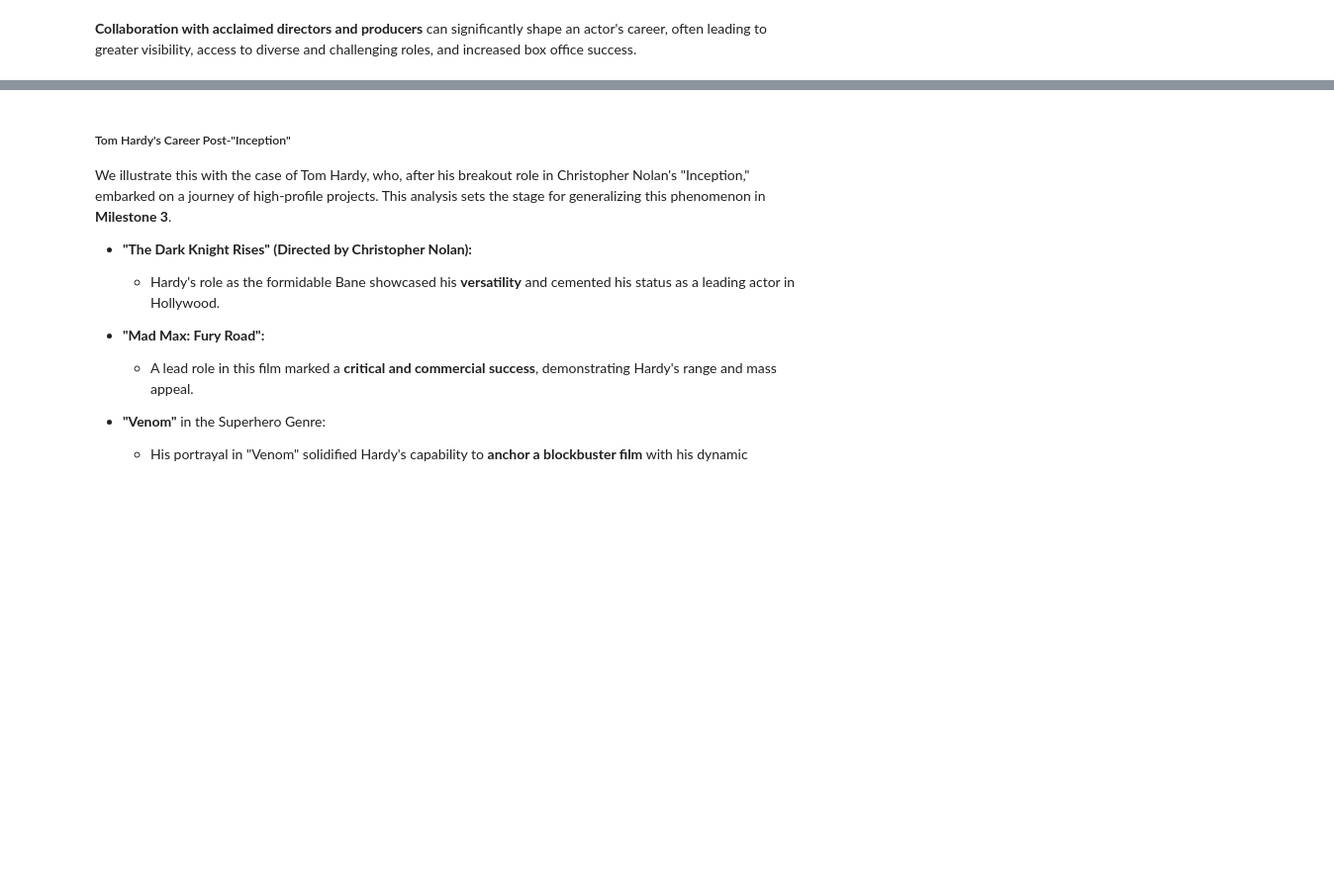
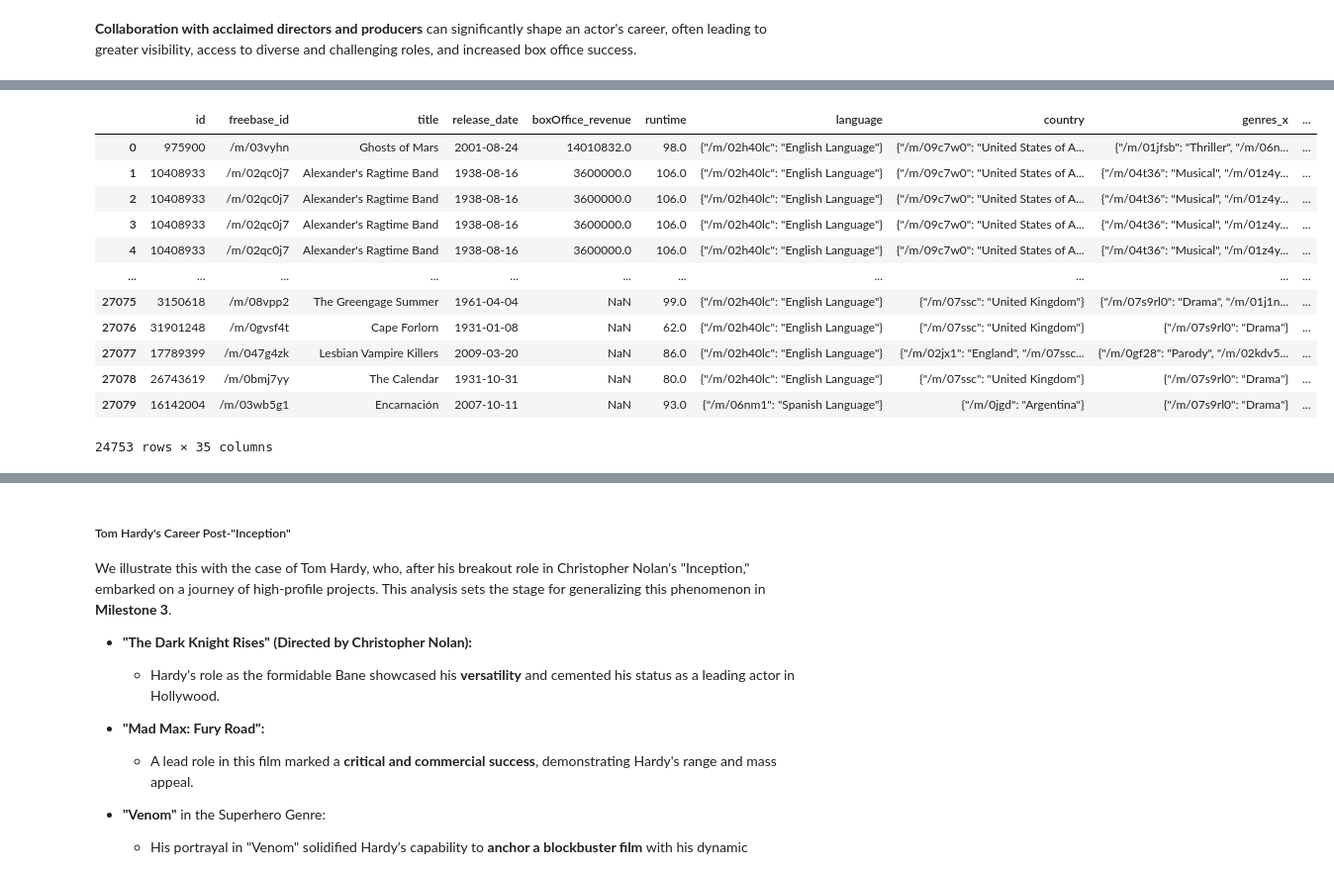
Before and after one commit to epfl-ada/ada-2023-project-cedars10452, a Jupyter notebook: Untitled.ipynb, the cells around one changed output, grey strips where cells are left out. Shown at 99% size. Drawn from its saved outputs; the diff is of its cells as text; code cells hidden in the pictures; blank space fills up the shorter version.

```diff
--- a/Untitled.ipynb
+++ b/Untitled.ipynb
@@ -1437,8 +1389,22 @@ movies_awards_df[movies_awards_df['title'] == 'Red Eye']
 # %%
-movies_awards_df['releaseDiff3'] = (movies_awards_df['year_film'] - movies_awards_df['year_x']).abs()
+movies_awards_df['releaseDiff3'] = (movies_awards_df['year_film'] - movies_awards_df['year']).abs()
 movies_awards_df = movies_awards_df[(movies_awards_df['releaseDiff3'] <= 1) | (movies_awards_df['releaseDiff3'].isna())]
-movies_awards_df= movies_awards_df.drop(columns= ['releaseDiff3','releaseDiff2','releaseDiff','isAdult'],axis=1)
+movies_awards_df= movies_awards_df.drop(columns= ['releaseDiff3','isAdult'],axis=1)
 movies_awards_df
+# %% [output]
+|  | id | freebase_id | title | release_date | boxOffice_revenue | runtime | language | country | genres_x | ... |
+| 0 | 975900 | /m/03vyhn | Ghosts of Mars | 2001-08-24 | 14010832.0 | 98.0 | {"/m/02h40lc": "English Language"} | {"/m/09c7w0": "United States of A... | {"/m/01jfsb": "Thriller", "/m/06n... | ... |
+| 1 | 10408933 | /m/02qc0j7 | Alexander's Ragtime Band | 1938-08-16 | 3600000.0 | 106.0 | {"/m/02h40lc": "English Language"} | {"/m/09c7w0": "United States of A... | {"/m/04t36": "Musical", "/m/01z4y... | ... |
+| 2 | 10408933 | /m/02qc0j7 | Alexander's Ragtime Band | 1938-08-16 | 3600000.0 | 106.0 | {"/m/02h40lc": "English Language"} | {"/m/09c7w0": "United States of A... | {"/m/04t36": "Musical", "/m/01z4y... | ... |
+| 3 | 10408933 | /m/02qc0j7 | Alexander's Ragtime Band | 1938-08-16 | 3600000.0 | 106.0 | {"/m/02h40lc": "English Language"} | {"/m/09c7w0": "United States of A... | {"/m/04t36": "Musical", "/m/01z4y... | ... |
+| 4 | 10408933 | /m/02qc0j7 | Alexander's Ragtime Band | 1938-08-16 | 3600000.0 | 106.0 | {"/m/02h40lc": "English Language"} | {"/m/09c7w0": "United States of A... | {"/m/04t36": "Musical", "/m/01z4y... | ... |
+| ... | ... | ... | ... | ... | ... | ... | ... | ... | ... | ... |
+| 27075 | 3150618 | /m/08vpp2 | The Greengage Summer | 1961-04-04 | NaN | 99.0 | {"/m/02h40lc": "English Language"} | {"/m/07ssc": "United Kingdom"} | {"/m/07s9rl0": "Drama", "/m/01j1n... | ... |
+| 27076 | 31901248 | /m/0gvsf4t | Cape Forlorn | 1931-01-08 | NaN | 62.0 | {"/m/02h40lc": "English Language"} | {"/m/07ssc": "United Kingdom"} | {"/m/07s9rl0": "Drama"} | ... |
+| 27077 | 17789399 | /m/047g4zk | Lesbian Vampire Killers | 2009-03-20 | NaN | 86.0 | {"/m/02h40lc": "English Language"} | {"/m/02jx1": "England", "/m/07ssc... | {"/m/0gf28": "Parody", "/m/02kdv5... | ... |
+| 27078 | 26743619 | /m/0bmj7yy | The Calendar | 1931-10-31 | NaN | 80.0 | {"/m/02h40lc": "English Language"} | {"/m/07ssc": "United Kingdom"} | {"/m/07s9rl0": "Drama"} | ... |
+| 27079 | 16142004 | /m/03wb5g1 | Encarnación | 2007-10-11 | NaN | 93.0 | {"/m/06nm1": "Spanish Language"} | {"/m/0jgd": "Argentina"} | {"/m/07s9rl0": "Drama"} | ... |
+24753 rows × 35 columns
 # %%
 # List of categories related to actors
 actor_related_awards = [
```
Also changed, not shown: parts of 69 cells of this notebook, 1 other file.
